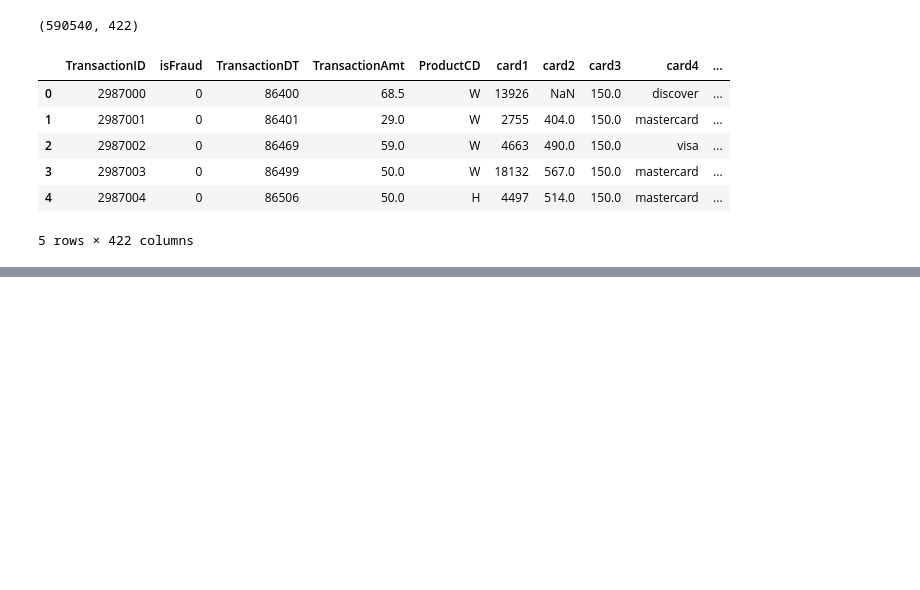
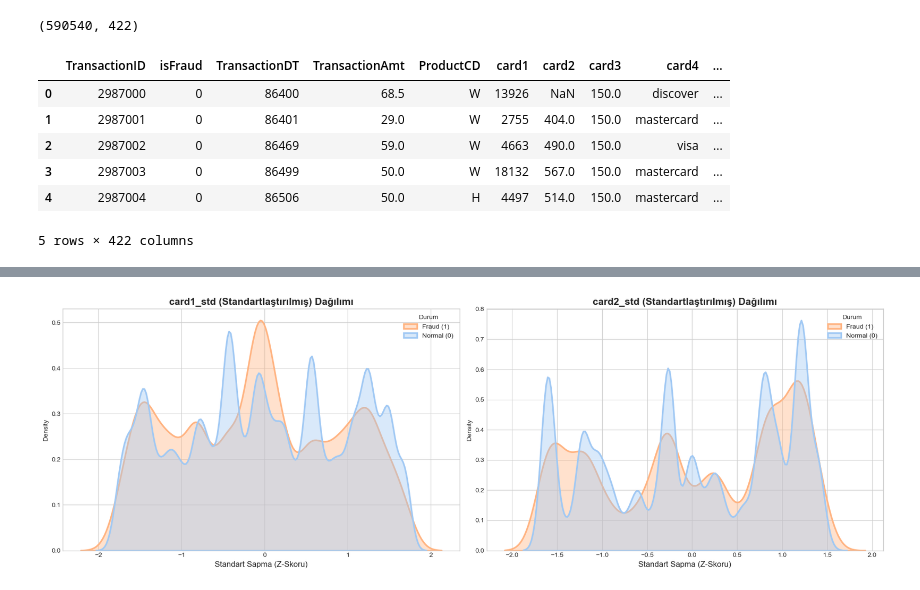
Before and after one commit to serhetgokdemir/mtm4651-assignment, a Jupyter notebook: First_look.ipynb, the cells around one changed output, grey strips where cells are left out. Cells and saved outputs as stored; diff of their text form; code cells hidden in the pictures; blank space fills up the shorter version.

```diff
--- a/First_look.ipynb
+++ b/First_look.ipynb
@@ -28,0 +314,48 @@ train_df = df.copy()
+# %%
+# card3 için 200'den az geçenleri 'Others' yap
+valid_card3 = train_df['card3'].value_counts()
+train_df.loc[train_df['card3'].isin(valid_card3[valid_card3 < 200].index), 'card3'] = "Others"
+
+# card5 için 300'den az geçenleri 'Others' yap
+valid_card5 = train_df['card5'].value_counts()
+train_df.loc[train_df['card5'].isin(valid_card5[valid_card5 < 300].index), 'card5'] = "Others"
+# %%
+plt.style.use('seaborn-v0_8-whitegrid')
+sns.set_palette("pastel")
+
+# Standardization.
+for col in ['card1', 'card2']:
+    col_mean = train_df[col].mean()
+    col_std = train_df[col].std()
+    train_df[f'{col}_std'] = (train_df[col] - col_mean) / col_std
+
+# Visualization
+fig, axes = plt.subplots(1, 2, figsize=(18, 6))
+
+features_std = ['card1_std', 'card2_std']
+
+for i, col in enumerate(features_std):
+    sns.kdeplot(
+        data=train_df,
+        x=col,
+        hue='isFraud',
+        fill=True,
+        alpha=0.4,
+        common_norm=False,
+        ax=axes[i],
+        linewidth=2.5
+    )
+
+    axes[i].set_title(f'{col} (Standartlaştırılmış) Dağılımı', fontsize=15, fontweight='bold')
+    axes[i].set_xlabel('Standart Sapma (Z-Skoru)', fontsize=12)
+
+    # Efsane (Legend) başlığını düzeltelim
+    axes[i].legend(title='Durum', labels=['Fraud (1)', 'Normal (0)'])
+
+plt.tight_layout()
+plt.show()
+
+# İşi bitince geçici sütunları silebilirsin istersen:
+# train_df.drop(columns=['card1_std', 'card2_std'], inplace=True)
+# %% [output]
+[figure, added]
```
Also changed, not shown: parts of 22 cells of this notebook, 4 other files.
